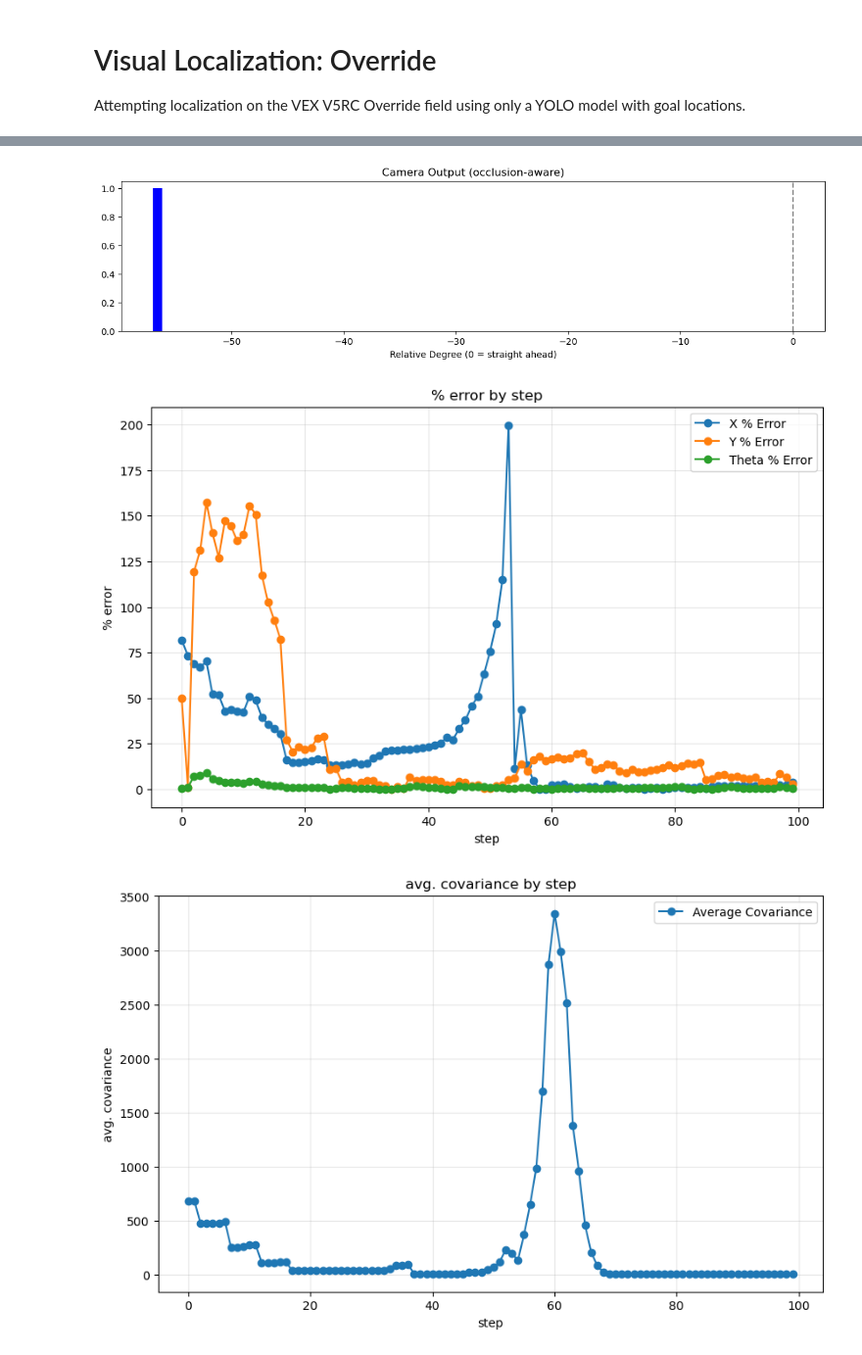
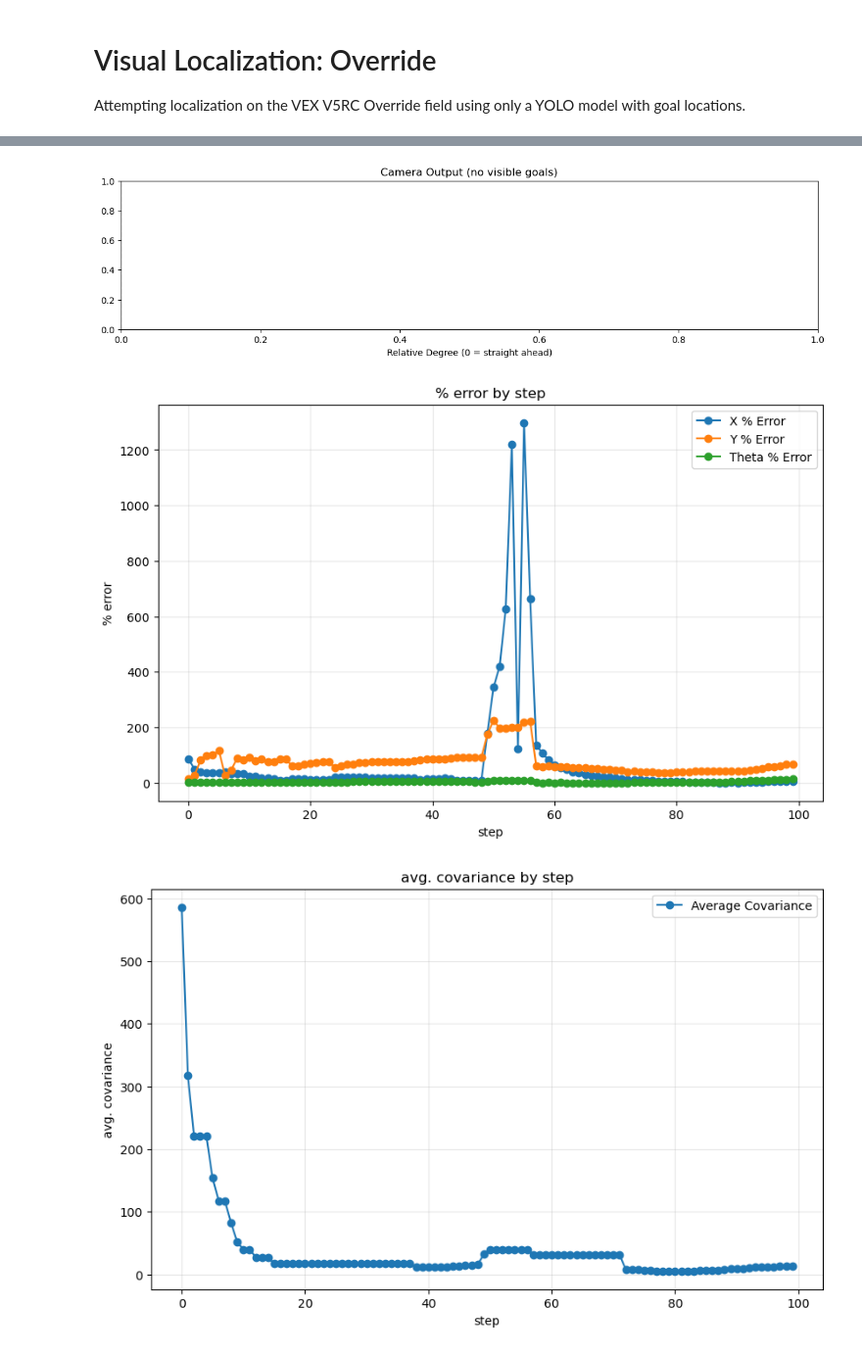
Before and after one commit to kmhswimgirl/vis_loc, a Jupyter notebook: main.ipynb, the cells around one changed output, grey strips where cells are left out. Shown at 98% size. Drawn from its saved outputs; the diff is of its cells as text; code cells hidden in the pictures.

```diff
--- a/main.ipynb
+++ b/main.ipynb
@@ -35,7 +35,7 @@ cycle_rows = []
 
 for step in range(100):
     # move first, then get sensor reading
-    dx, dy, dth = (0.1, 0, 3)
+    dx, dy, dth = (0.1, 0, 0)
     odom = robot.drive_path(dx, dy, dth)
     obs = robot.camera.read()
     pose = loc.update((dx, dy, dth), obs)
@@ -126,3 +126,3 @@ plt.close(fig3)
-[figure, old version]
+[figure, new version]
-[figure, old version]
+[figure, new version]
-[figure, old version]
+[figure, new version]
```
Also changed, not shown: parts of 1 cell of this notebook, 3 other files.
